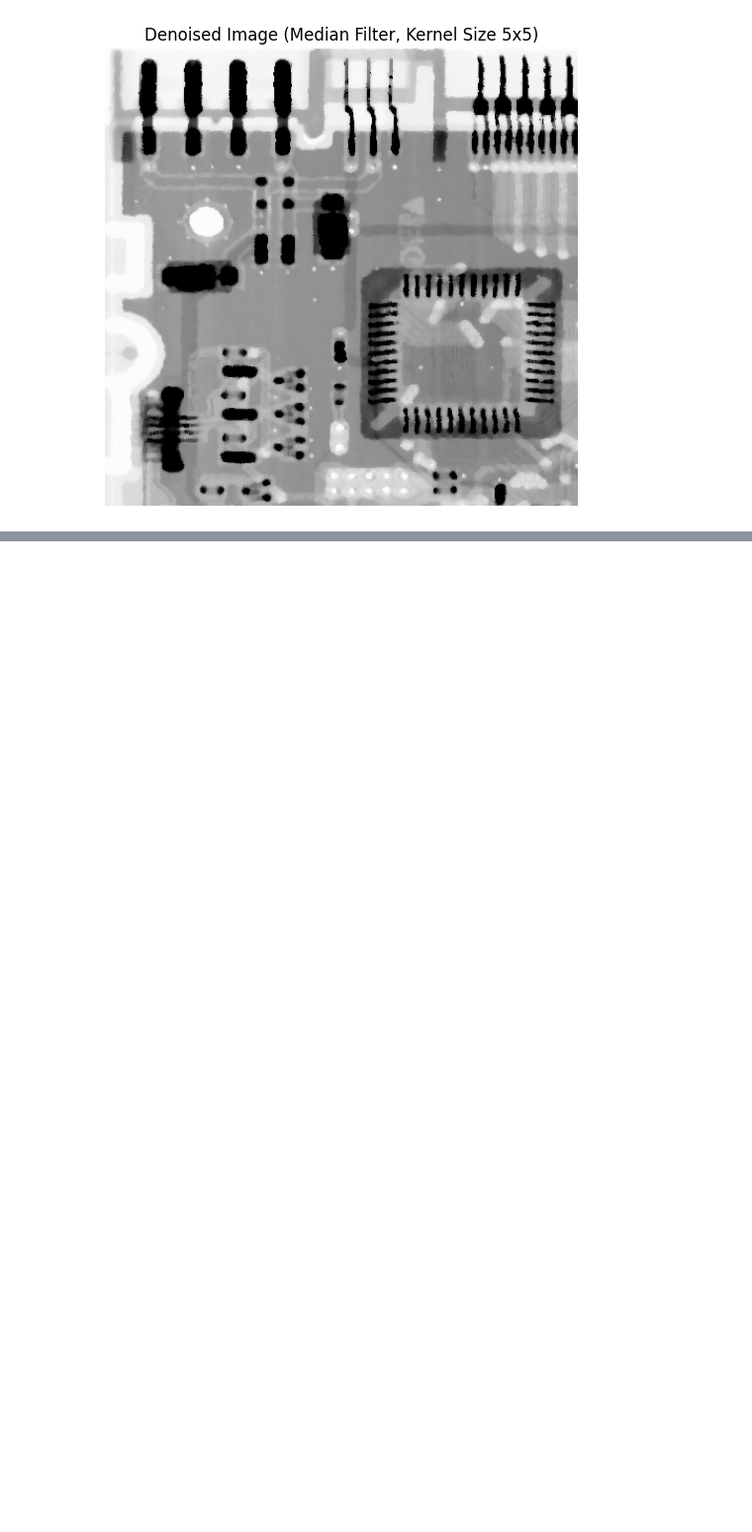
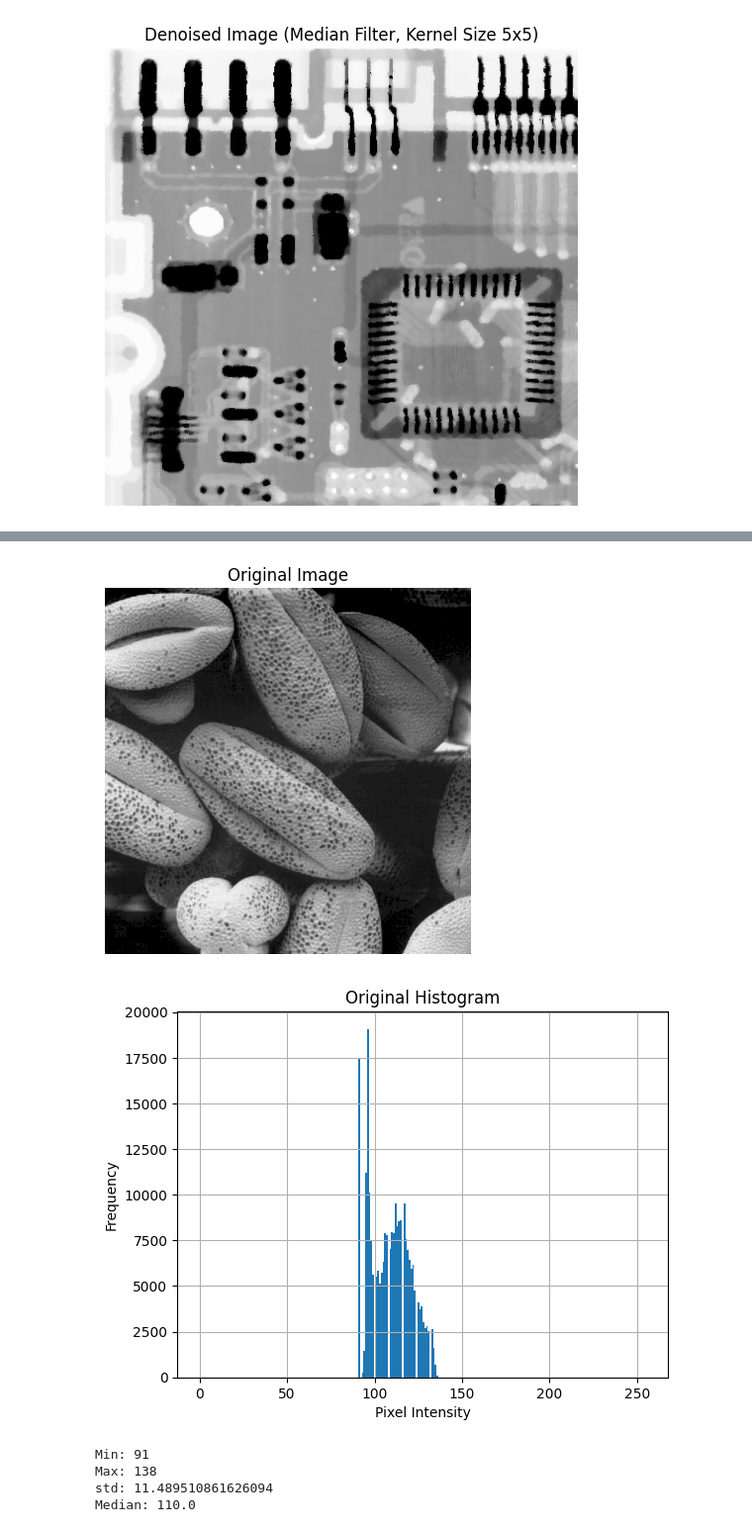
Before and after one commit to 321abd/Image-final, a Jupyter notebook: image_final_abdulrahman.ipynb, the cells around one changed output, grey strips where cells are left out. Shown at 99% size. Cells and saved outputs as stored; diff of their text form; code cells hidden in the pictures; blank space fills up the shorter version.

Commit message:
image final

```diff
--- a/image_final_abdulrahman.ipynb
+++ b/image_final_abdulrahman.ipynb
@@ -644,0 +444,30 @@ Justification: CLAHE is an adaptive method that computes several histograms, eac
+# %%
+# read the pollen image in gray
+gray_img = cv2.imread("pollen.tif", cv2.IMREAD_GRAYSCALE)
+
+# show original image
+plt.imshow(gray_img, cmap='gray')
+plt.title("Original Image")
+plt.axis("off")
+plt.show()
+
+# histogram of original image
+plt.hist(gray_img.ravel(), bins=256, range=(0, 255))
+plt.title("Original Histogram")
+plt.xlabel("Pixel Intensity")
+plt.ylabel("Frequency")
+plt.grid(True)
+plt.show()
+
+# some info about the original image
+print(f"Min: {np.min(gray_img)}")
+print(f"Max: {np.max(gray_img)}")
+print(f"std: {np.std(gray_img)}")
+print(f"Median: {np.median(gray_img)}")
+# %% [output]
+[figure, added]
+[figure, added]
+Min: 91
+Max: 138
+std: 11.489510861626094
+Median: 110.0
```
Also changed, not shown: parts of 7 cells of this notebook.
